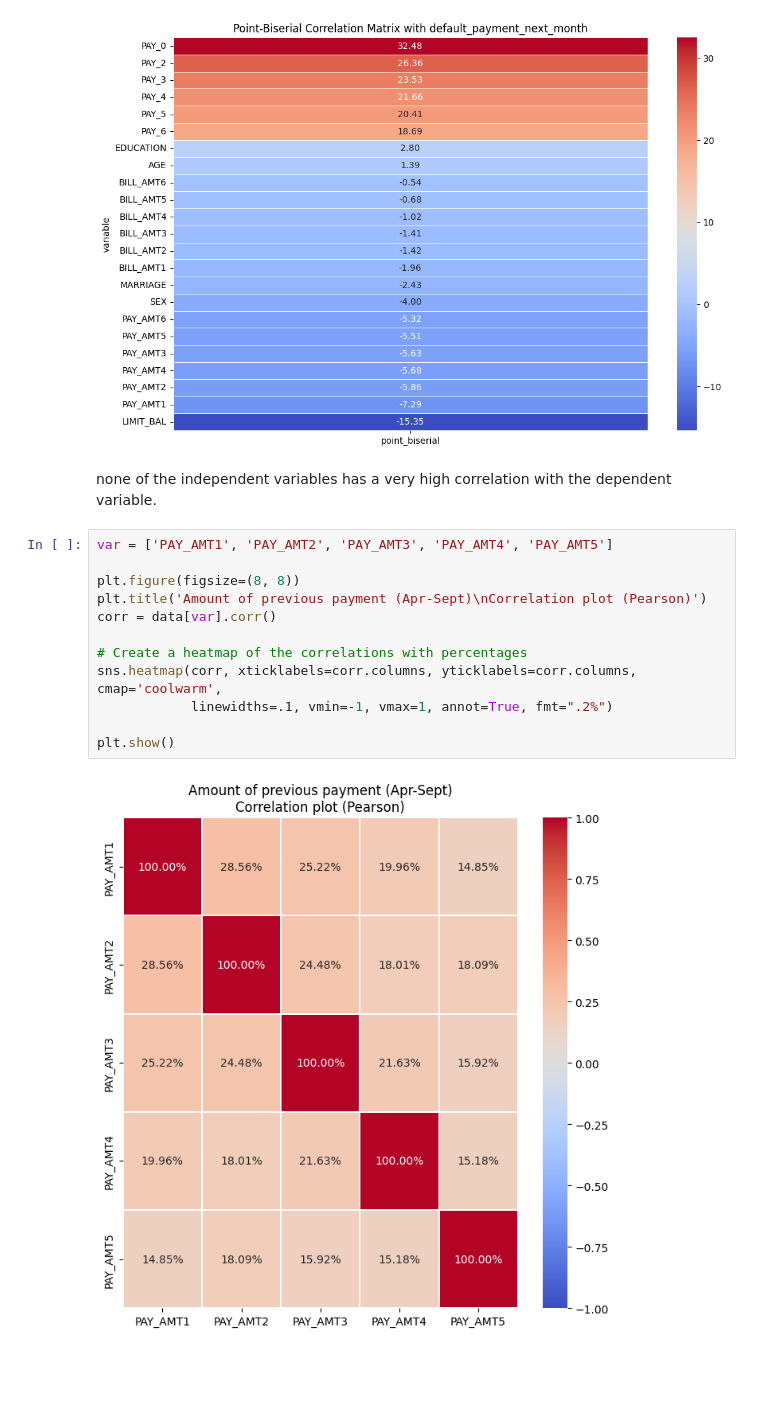
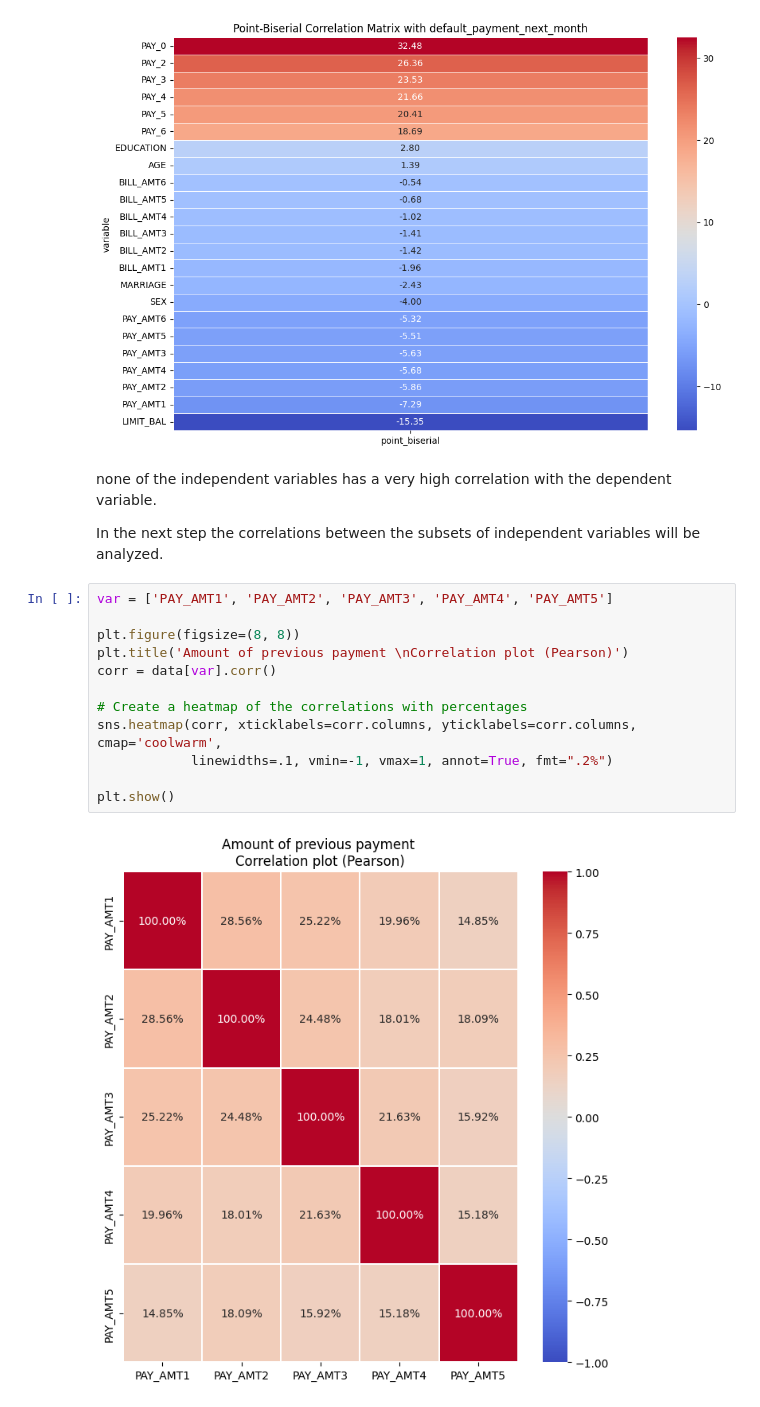
Before and after one commit to kkignasiak98/BQML_POC, a Jupyter notebook: eda/eda.ipynb, the cells around one changed output. Saved outputs shown, nothing was run; the diff lists cells and outputs as text; blank space fills up the shorter version.

```diff
--- a/eda/eda.ipynb
+++ b/eda/eda.ipynb
@@ -68,20 +85,22 @@ plt.show()
 [figure]
 # %% [markdown]
 none of the independent variables has a very high correlation with the dependent variable. <br>
+
+In the next step the correlations between the subsets of independent variables will be analyzed.
 # %%
 var = ['PAY_AMT1', 'PAY_AMT2', 'PAY_AMT3', 'PAY_AMT4', 'PAY_AMT5']
 
 plt.figure(figsize=(8, 8))
-plt.title('Amount of previous payment (Apr-Sept)\nCorrelation plot (Pearson)')
+plt.title('Amount of previous payment \nCorrelation plot (Pearson)')
 corr = data[var].corr()
 
 # Create a heatmap of the correlations with percentages
 sns.heatmap(corr, xticklabels=corr.columns, yticklabels=corr.columns, cmap='coolwarm',
             linewidths=.1, vmin=-1, vmax=1, annot=True, fmt=".2%")
 
 plt.show()
 # %% [output]
-[figure, old version]
+[figure, new version]
 # %%
 var = ['PAY_0','PAY_2', 'PAY_3', 'PAY_4', 'PAY_5', 'PAY_6']
 plt.figure(figsize=(8, 8))
```
Also changed, not shown: parts of 6 cells of this notebook, 5 other files.
